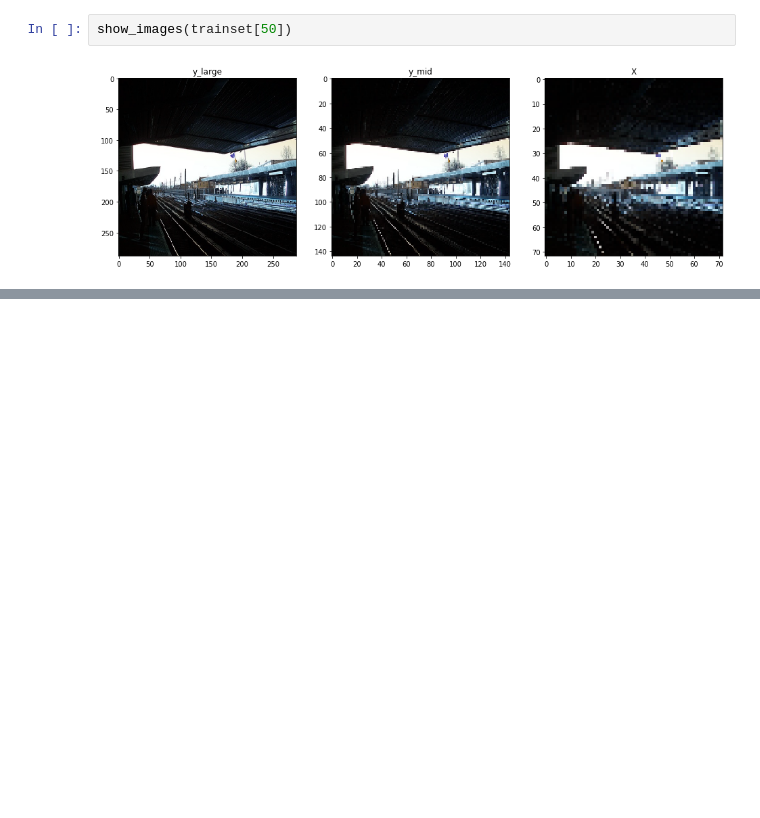
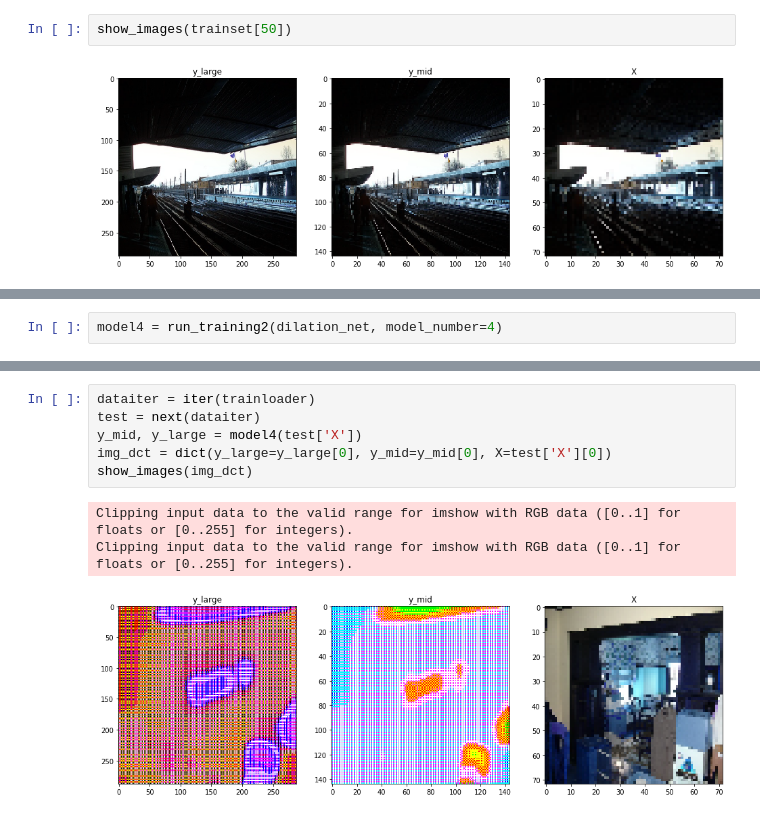
Before and after one commit to adcoh/Y-Data-Deep-Learning, a Jupyter notebook: Week 4/SuperResolution.ipynb, the cells around one changed output, grey strips where cells are left out. Saved outputs shown, nothing was run; the diff lists cells and outputs as text; blank space fills up the shorter version.

```diff
--- a/Week 4/SuperResolution.ipynb
+++ b/Week 4/SuperResolution.ipynb
@@ -325,0 +426,2 @@ SyntaxError: invalid syntax (<ipython-input-32-1a7a09ae7ae9>, line 1)
+# %%
+model4 = run_training2(dilation_net, model_number=4)
@@ -325,0 +437,10 @@ SyntaxError: invalid syntax (<ipython-input-32-1a7a09ae7ae9>, line 1)
+# %%
+dataiter = iter(trainloader)
+test = next(dataiter)
+y_mid, y_large = model4(test['X'])
+img_dct = dict(y_large=y_large[0], y_mid=y_mid[0], X=test['X'][0])
+show_images(img_dct)
+# %% [output]
+Clipping input data to the valid range for imshow with RGB data ([0..1] for floats or [0..255] for integers).
+Clipping input data to the valid range for imshow with RGB data ([0..1] for floats or [0..255] for integers).
+[figure, added]
```
Also changed, not shown: parts of 39 cells of this notebook, 1 other file.
